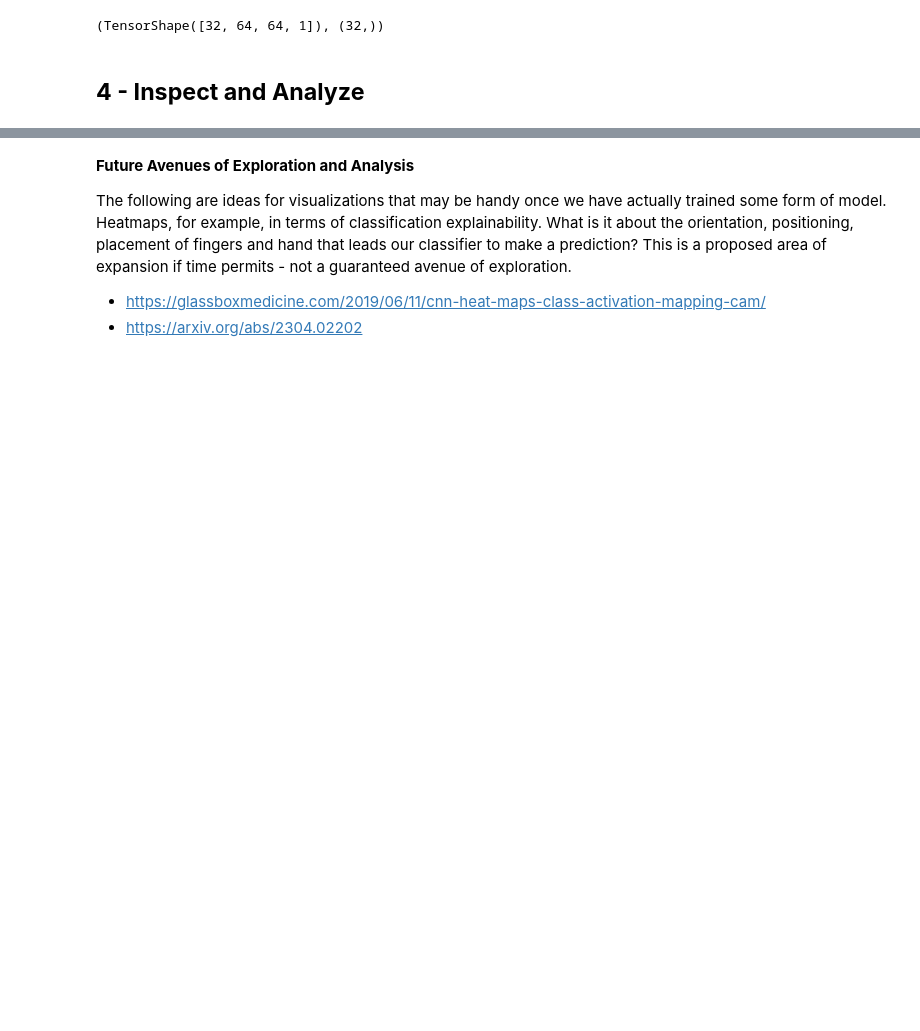
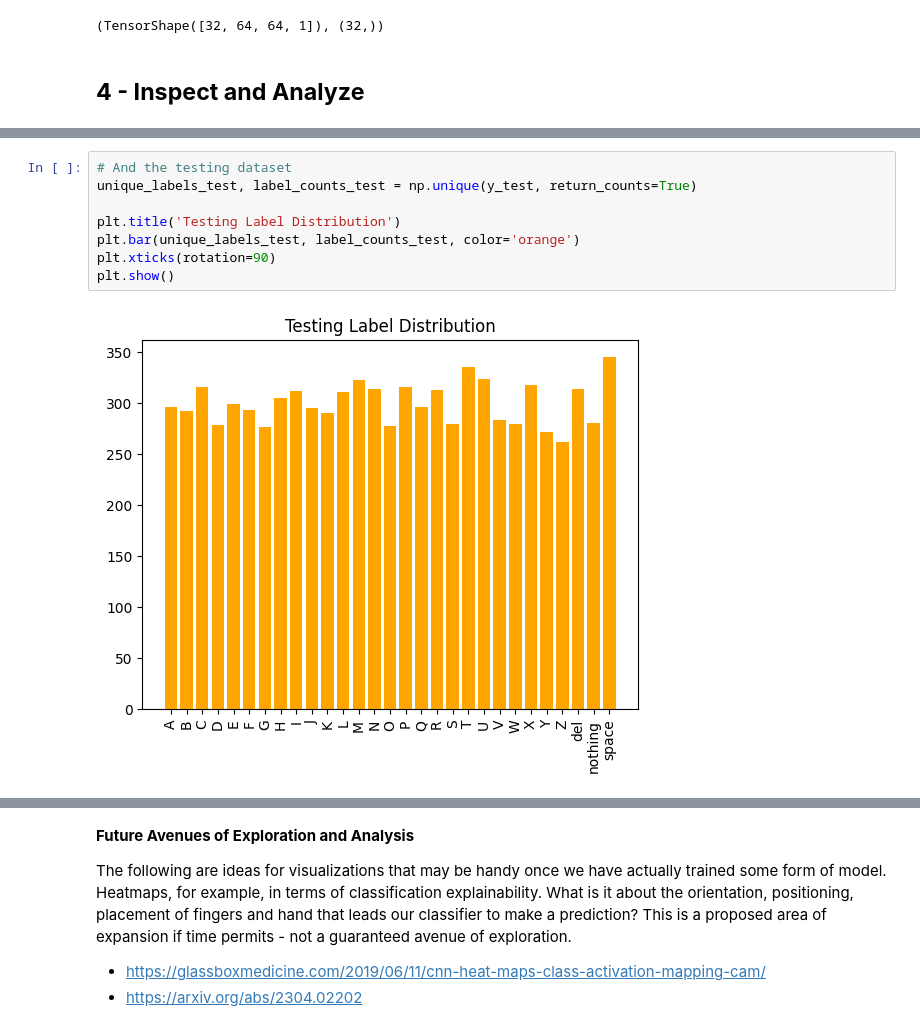
Before and after one commit to Joeshmoe03/ASL-classification, a Jupyter notebook: exploratory_analysis.ipynb, the cells around one changed output, grey strips where cells are left out. Saved outputs shown, nothing was run; the diff lists cells and outputs as text; blank space fills up the shorter version.

Commit message:
expanding intro + adding more charts

```diff
--- a/exploratory_analysis.ipynb
+++ b/exploratory_analysis.ipynb
@@ -258,3 +264,13 @@ plt.xticks(rotation=90)
 plt.show()
 # %% [output]
 [figure]
+# %%
+# And the testing dataset
+unique_labels_test, label_counts_test = np.unique(y_test, return_counts=True)
+
+plt.title('Testing Label Distribution')
+plt.bar(unique_labels_test, label_counts_test, color='orange')
+plt.xticks(rotation=90)
+plt.show()
+# %% [output]
+[figure, added]
```
Also changed, not shown: parts of 10 cells of this notebook.
